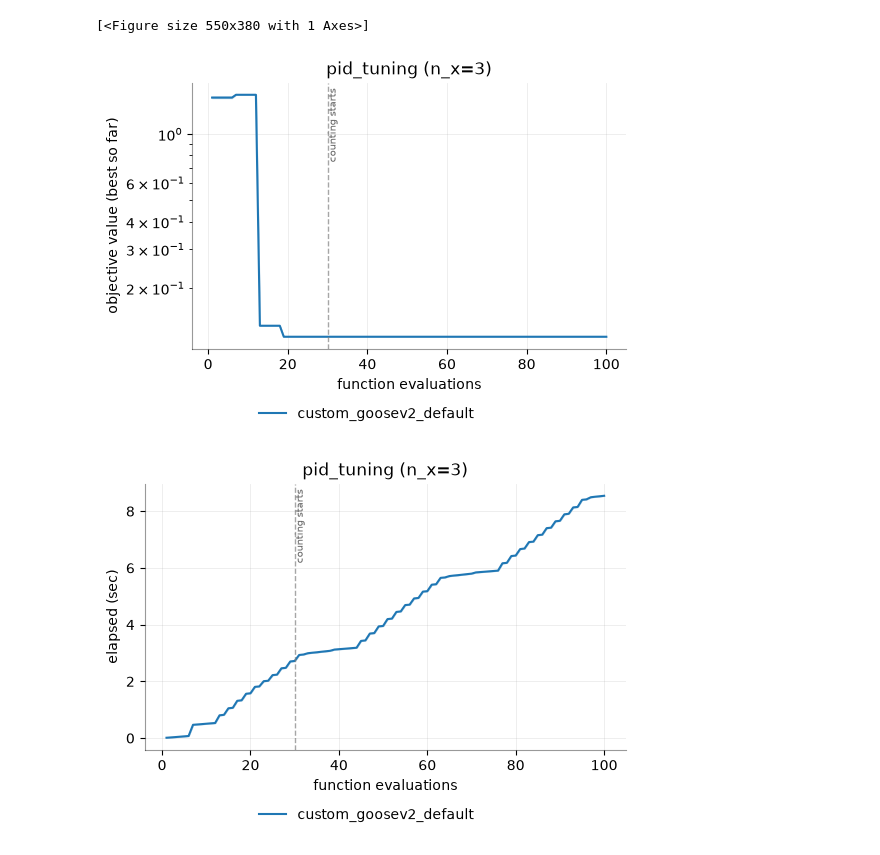
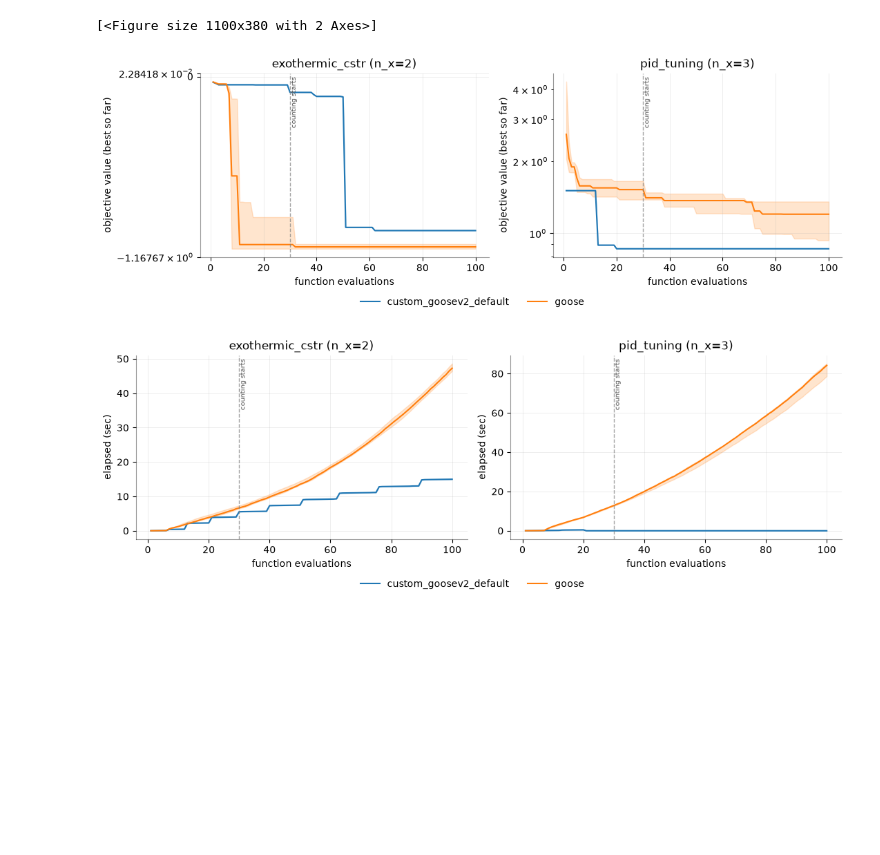
Before and after one commit to chrispukas/optimlpse-2026, a Jupyter notebook: projects/safebo_implementations/notebooks/ddo_suite/main.ipynb, the cells around one changed output. Cells and saved outputs as stored; diff of their text form; code cells hidden in the pictures; blank space fills up the shorter version.

```diff
--- a/projects/safebo_implementations/notebooks/ddo_suite/main.ipynb
+++ b/projects/safebo_implementations/notebooks/ddo_suite/main.ipynb
@@ -78,7 +78,7 @@ generic_state: BOParams = BOParams()
 # Sampling
 generic_state.sampling.initial_candidates = 2 + 4
 generic_state.sampling.batch_size = 16
-generic_state.convergence.confidence_level = 2.0
+generic_state.convergence.confidence_level = 3.
 
 # Constraints
 generic_state.constraints.constraints = []
@@ -104,23 +104,24 @@ pairs: list[tuple[type[SafeBOAlgorithm], BOParams]] = [
 ]
 
 vals: set[str] = set(ALGORITHM_IDS.values())
-algs: list[Callable] = []
+custom_algorithms: list[Callable] = []
 
 for alg, state in pairs:
     wrapper, id = _wrapper_factory(algorithm=alg, params=state,)
-    algs.append(wrapper)
+    custom_algorithms.append(wrapper)
     ALGORITHM_IDS[wrapper] = id
 # %%
-problems: list[type] = \
+problems: list[tuple[int, list[type]]] = \
     [
         #Sphere,
-        #ExothermicCstr
+        (2, [ExothermicCstr]),
+        (3, [PidTuning])
     ]
 algorithms: list[Callable] = \
     [
         #random_search,
         #safeopt,
-        #goose,
+        goose,
     ]
 
 cache: ExperimentCache | None = None #ExperimentCache("cache_all_100_violations")
@@ -129,14 +130,19 @@ cache: ExperimentCache | None = None #ExperimentCache("cache_all_100_violations"
 #    algorithms=algorithms,
 #    n_x=2, seeds=range(10), max_evals=(100), cache=cache, verbose=True
 #)
-#results_pid: BenchmarkResults = run_benchmark(
-#    problems=[PidTuning],
-#    algorithms=algorithms,
-#    n_x=3, seeds=range(4), max_evals=(100), cache=ExperimentCache("ccc"), verbose=True
-#)
-results_pid_2: BenchmarkResults = run_benchmark(
-    problems=[PidTuning],
-    algorithms=algs,
-    n_x=3, seeds=range(4), max_evals=(100), cache=None, verbose=True
-)
+
+result_baseline: BenchmarkResults = BenchmarkResults()
+result_custom: BenchmarkResults = BenchmarkResults()
+
+for (n_x, prblms) in problems:
+    result_baseline += run_benchmark(
+        problems=prblms,
+        algorithms=algorithms,
+        n_x=n_x, seeds=range(4), max_evals=(100), cache=ExperimentCache("baseline_cache"), verbose=True
+    )
+    result_custom += run_benchmark(
+        problems=prblms,
+        algorithms=custom_algorithms,
+        n_x=n_x, seeds=range(1), max_evals=(100), cache=None, verbose=True
+    )
 # %% [output]
@@ -160,17 +162,17 @@ lcb:  tensor([-0.3235, -0.3265, -0.3246, -0.3237, -0.3236, -0.3239, -0.3235, -0.
 # %%
 from safebo_simpl.wrappers.ddosuite_graphing import (
     plot_all_convergence,
     plot_all_elapsed,
     plot_all_cumulative_elapsed,
     plot_all_cumulative_violations,
 )
 
-agg = aggregate_results(results=results_pid_2, ignore_nonexistent_attributes=False)
+agg = aggregate_results(results=result_baseline + result_custom, ignore_nonexistent_attributes=False)
 plot_all_convergence(agg)
 plot_all_elapsed(agg, log_y=False)
 plot_all_cumulative_elapsed(agg, log_y=False)
 plot_all_cumulative_violations(agg)
 # %% [output]
-[<Figure size 550x380 with 1 Axes>]
+[<Figure size 1100x380 with 2 Axes>]
-[figure, old version]
+[figure, new version]
-[figure, old version]
+[figure, new version]
```
Also changed, not shown: parts of 2 cells of this notebook, 14 other files.
